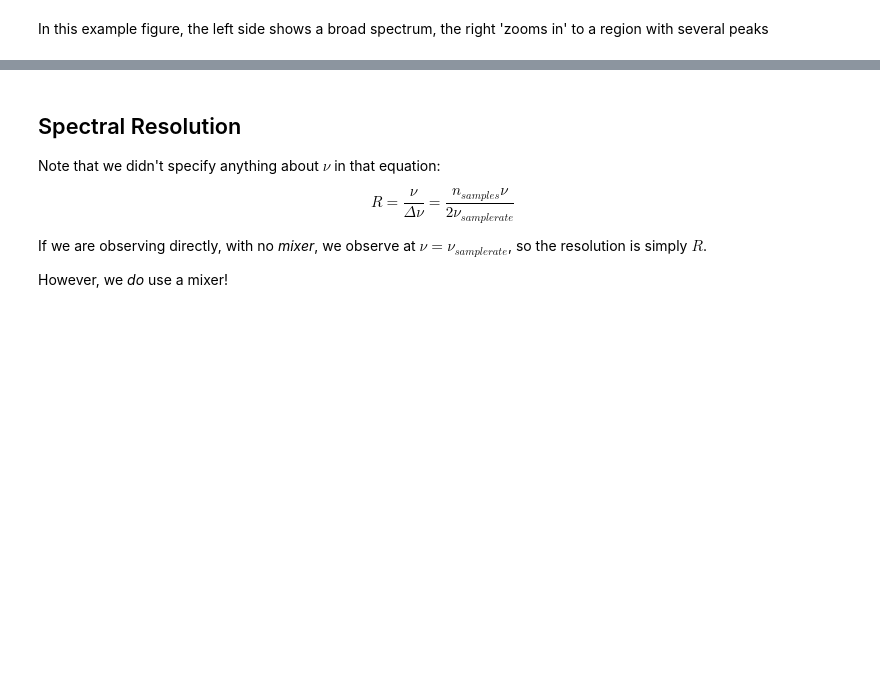
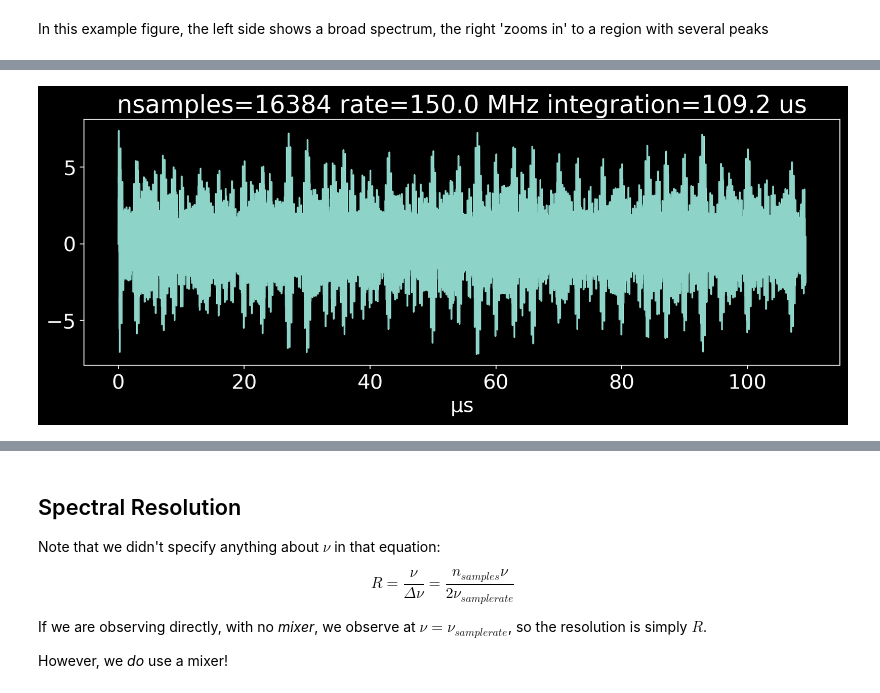
Before and after one commit to keflavich/AST4723-Public-Materials, a Jupyter notebook: Lecture - Radio 2 - Radio Astronomy.ipynb, the cells around one changed output, grey strips where cells are left out. Cells and saved outputs as stored; diff of their text form; code cells hidden in the pictures; blank space fills up the shorter version.

```diff
--- a/Lecture - Radio 2 - Radio Astronomy.ipynb
+++ b/Lecture - Radio 2 - Radio Astronomy.ipynb
@@ -345,0 +357,18 @@ ax2.set_xlim(2.5,4.5)
+# %%
+nsamples3 = 16384
+samplerate3 = 150*u.MHz
+time3 = (nsamples3 / samplerate3).to(u.us)
+theta3 = np.linspace(0*u.s, time3, nsamples3).to(u.us)
+signals3 = [np.sin(2*np.pi*(theta3 * freq).decompose().value)
+           for freq in frequencies]
+total_signal3 = np.sum(signals3, axis=0)
+
+ft_signal3 = np.fft.fft(total_signal3)
+freq3 = (np.fft.fftfreq(total_signal3.size) * samplerate3).to(u.MHz)
+powerspectrum3 = np.abs((ft_signal3)**2)
+
+pl.figure(figsize=(12,4))
+pl.title(f"nsamples={nsamples3} rate={samplerate3} integration={time3:0.1f}")
+pl.plot(theta3, total_signal3);
+# %% [output]
+[figure, added]
```
Also changed, not shown: parts of 24 cells of this notebook, 7 other files.
